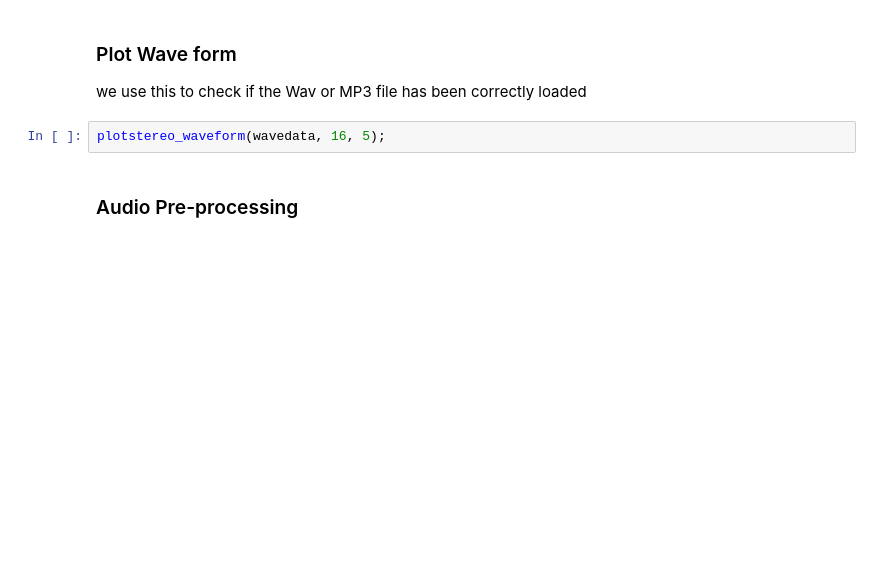
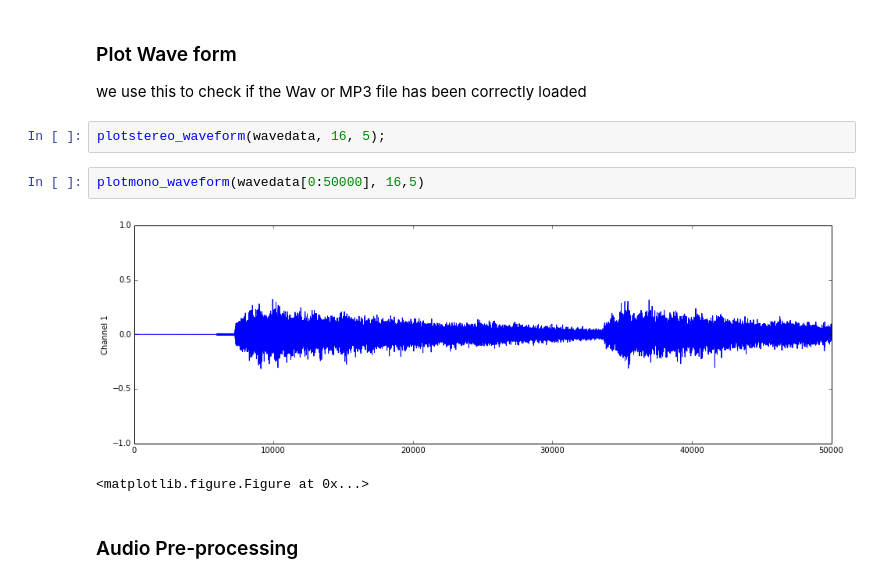
Before and after one commit to tuwien-musicir/rp_extract, a Jupyter notebook: RP_extract Tutorial.ipynb, the cells around one changed output. Saved outputs shown, nothing was run; the diff lists cells and outputs as text; blank space fills up the shorter version.

```diff
--- a/RP_extract Tutorial.ipynb
+++ b/RP_extract Tutorial.ipynb
@@ -116,6 +136,11 @@ samplerate, wavedata = mp3_converter.convertAndRead(audio_path)
 we use this to check if the Wav or MP3 file has been correctly loaded
 # %%
 plotstereo_waveform(wavedata, 16, 5);
+# %%
+plotmono_waveform(wavedata[0:50000], 16,5)
+# %% [output]
+[figure, added]
+<matplotlib.figure.Figure at 0x...>
 # %% [markdown]
 ### Audio Pre-processing
 # %% [markdown]
```
Also changed, not shown: parts of 9 cells of this notebook, 2 other files.
